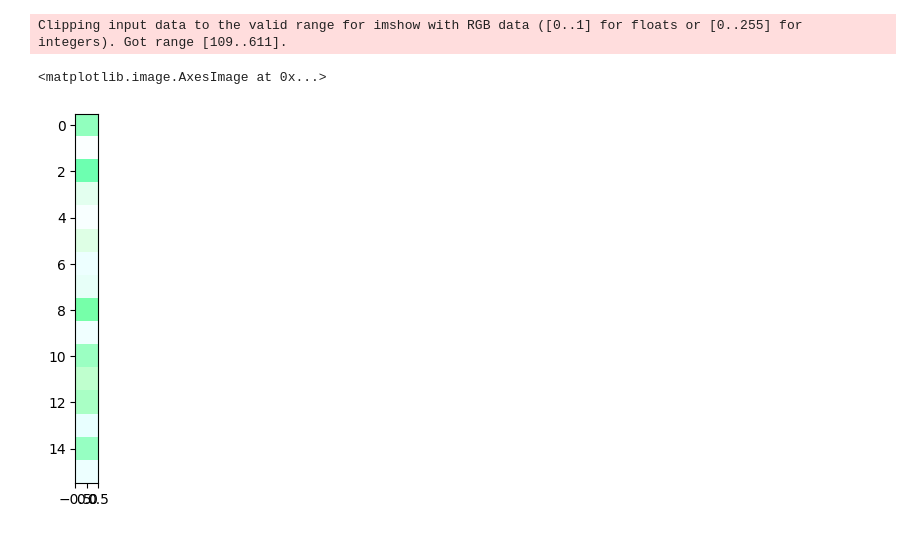
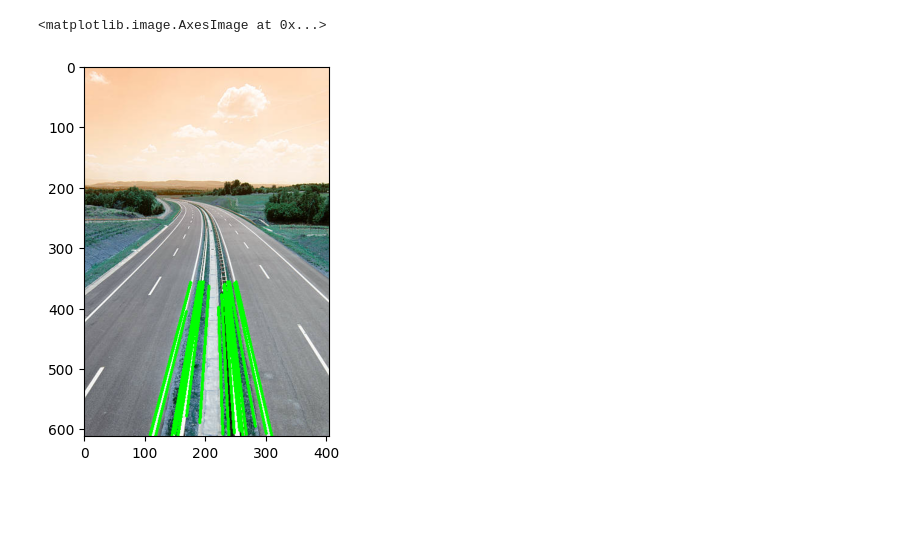
Before and after one commit to mdmohsin212/Computer-Vision, a Jupyter notebook: Advance/Lane_Tracking.ipynb, the cells around one changed output. Cells and saved outputs as stored; diff of their text form; code cells hidden in the pictures; blank space fills up the shorter version.

Commit message:
Lane Tracking

```diff
--- a/Advance/Lane_Tracking.ipynb
+++ b/Advance/Lane_Tracking.ipynb
@@ -26,13 +26,20 @@ def detect_lanes(image):
     lines = cv2.HoughLinesP(masked_edges, 1, np.pi/180, 100, minLineLength=50, maxLineGap=50)
 
     return lines
+# %%
+def draw_lines(images, lines):
+    if lines is not None:
+        for line in lines:
+            x1, y1, x2, y2 = line[0]
+            cv2.line(images, (x1, y1), (x2, y2), (0, 255, 0), 3)
+    return images
 # %%
 img = cv2.imread('images.jpg')
 
-result = detect_lanes(img)
+lines = detect_lanes(img)
+result = draw_lines(img, lines)
 
 plt.imshow(result)
 # %% [output]
-Clipping input data to the valid range for imshow with RGB data ([0..1] for floats or [0..255] for integers). Got range [109..611].
+<matplotlib.image.AxesImage at 0x...>
-<matplotlib.image.AxesImage at 0x...>
-[figure, old version]
+[figure, new version]
```
